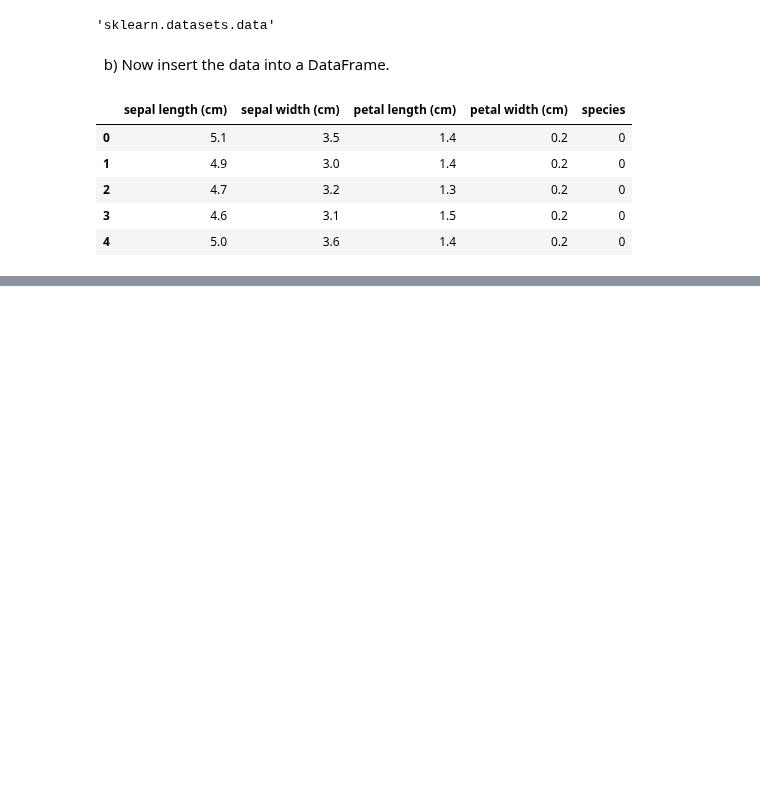
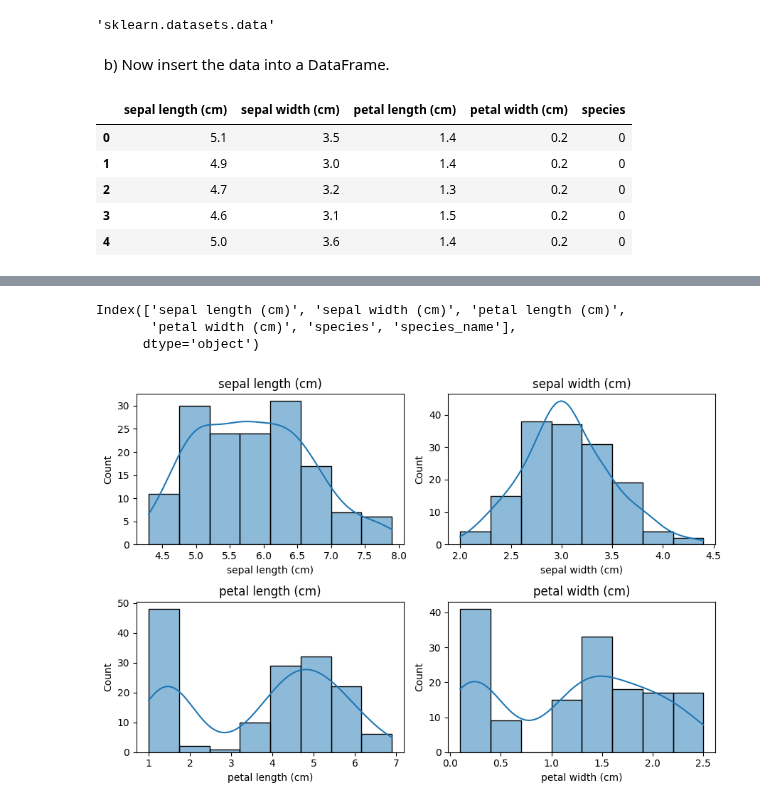
Before and after one commit to VineelaNedunuri/Machine-learning, a Jupyter notebook: Exercises/E04_logistic_regression.ipynb, the cells around one changed output, grey strips where cells are left out. Saved outputs shown, nothing was run; the diff lists cells and outputs as text; code cells hidden in the pictures; blank space fills up the shorter version.

```diff
--- a/Exercises/E04_logistic_regression.ipynb
+++ b/Exercises/E04_logistic_regression.ipynb
@@ -78,11 +79,10 @@ iris['data_module']
 # %% [markdown]
 &nbsp; b) Now insert the data into a DataFrame.
 # %%
-df = pd.DataFrame(iris.data, columns=iris["feature_names"])
+df_data = pd.DataFrame(iris.data, columns=iris["feature_names"])
 df_target = pd.concat(
-    [df, pd.DataFrame(iris["target"], columns=["species"])], axis="columns"
+    [df_data, pd.DataFrame(iris["target"], columns=["species"])], axis="columns"
 )
-
 df_target.head()
 # %% [output]
 |  | sepal length (cm) | sepal width (cm) | petal length (cm) | petal width (cm) | species |
@@ -91,3 +91,9 @@ df_target.head()
 | 2 | 4.7 | 3.2 | 1.3 | 0.2 | 0 |
 | 3 | 4.6 | 3.1 | 1.5 | 0.2 | 0 |
 | 4 | 5.0 | 3.6 | 1.4 | 0.2 | 0 |
+# %%
+
+df_target_names = pd.DataFrame(iris.target_names[iris.target], columns=['species_name'])
+df = pd.concat([df_target, df_target_names], axis=1)
+
+df.head()
@@ -93,0 +138,20 @@ df_target.head()
+# %%
+df.columns
+# %% [output]
+Index(['sepal length (cm)', 'sepal width (cm)', 'petal length (cm)',
+       'petal width (cm)', 'species', 'species_name'],
+      dtype='object')
+# %%
+
+fig = plt.figure(figsize=(9,6)) # shows the figure size
+for i, col in enumerate(['sepal length (cm)', 'sepal width (cm)', 'petal length (cm)','petal width (cm)']):
+
+   ax=plt.subplot(2,2,i+1) # represents subplots two row with four
+
+   sns.histplot(x= df[col],bins=8, kde=True) # plot hitogram plot with 8 bins
+   ax.set_title(col) # set the tittle
+
+plt.tight_layout() # adjusts the layout of the subplots to prevent overlapping
+plt.show()
+# %% [output]
+[figure, added]
```
Also changed, not shown: parts of 16 cells of this notebook.
